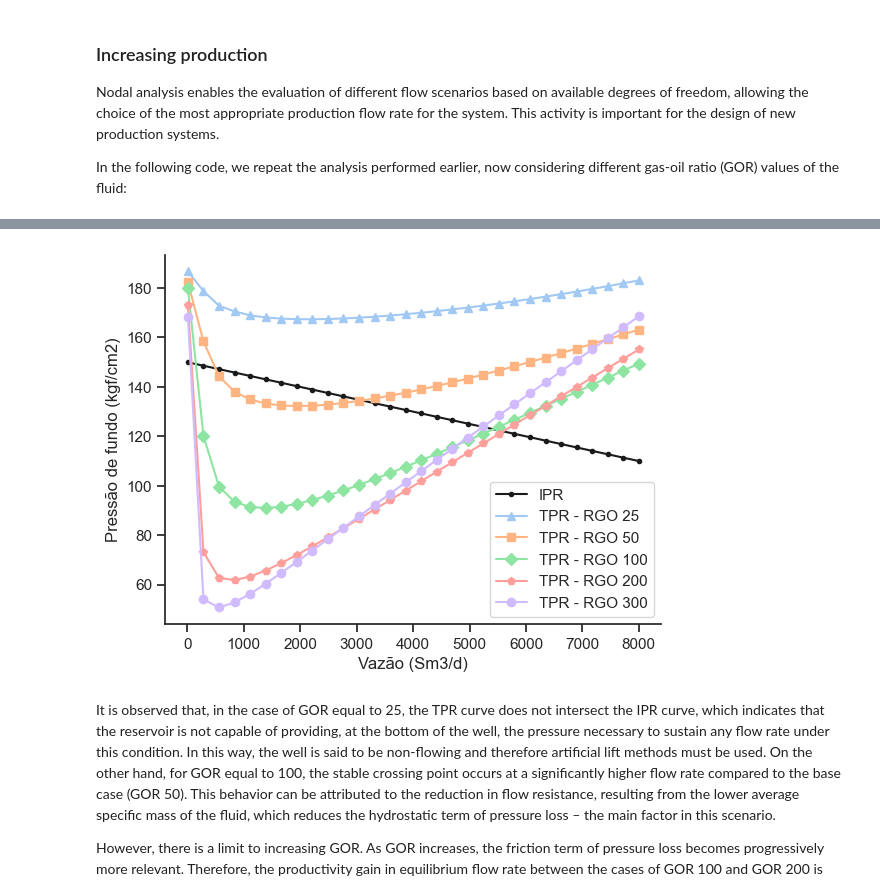
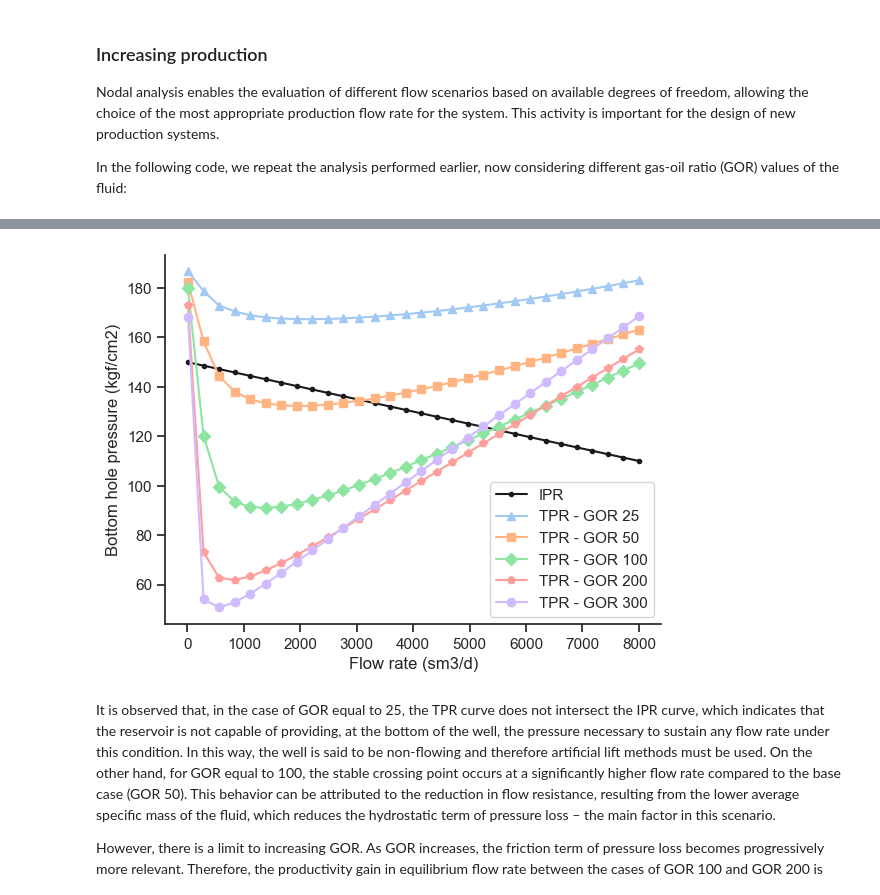
Before and after one commit to pedrorigon/marlim3, a Jupyter notebook: docs/tutoriais/2-nodal_analysis.ipynb, the cells around one changed output, grey strips where cells are left out. Drawn from its saved outputs; the diff is of its cells as text; code cells hidden in the pictures.

```diff
--- a/docs/tutoriais/2-nodal_analysis.ipynb
+++ b/docs/tutoriais/2-nodal_analysis.ipynb
@@ -276,5 +274,5 @@ With the three ducts defined, we can add them to the `dutosProducao` attribute:
 # %%
-caso_base.dutosProducao = [coluna, linha, riser]
+base_case.productionDucts = [tubing, flowline, riser]
 # %% [markdown]
 Visualizing the geometry:
 # %%
@@ -435,23 +435,23 @@ Let's finally visualize the curves!
 # %%
 fig, ax = plt.subplots()
 
-# função anônima representando a pressão do fundo do poço da IPR
-Pwf_ipr = lambda Pe, Q, IP: Pe - Q/IP
+# anonymous function for IPR bottom hole pressure
+Pwf_ipr = lambda Pe, Q, IP: Pe - Q / IP
 
-# propriedades da IPR
-Pe = caso_base.ipr[0]['pressaoEstatica'][0]
-IP = caso_base.ipr[0]['ip'][0]
+# IPR properties
+Pe = base_case.ipr[0]['staticPressure'][0]
+IP = base_case.ipr[0]['ip'][0]
 
-# calculando ipr!
-pressoes_fundo_ipr = Pwf_ipr(Pe, vazoes_eixo_x, IP)
+# calculating IPR
+ipr_bottom_pressures = Pwf_ipr(Pe, flow_rates, IP)
 
-# plotando IPR
-ax.plot(vazoes_eixo_x, pressoes_fundo_ipr, label='IPR', marker='.', c='k')
+# plotting IPR
+ax.plot(flow_rates, ipr_bottom_pressures, label='IPR', marker='.', c='k')
 
-# plotando TPR
-ax.plot(vazoes_eixo_x, pressoes_fundo_tpr, label=f'TPR', marker='o')
+# plotting TPR
+ax.plot(flow_rates, tpr_bottom_pressures, label='TPR', marker='o')
 
-ax.set_xlabel('Vazão (Sm3/d)')
-ax.set_ylabel('Pressão de fundo (kgf/cm2)');
+ax.set_xlabel('Flow rate (sm3/d)')
+ax.set_ylabel('Bottom hole pressure (kgf/cm2)')
 ax.legend();
 # %% [output]
@@ -499,20 +498,20 @@ Wall time: 5min 32s
 # %%
 fig, ax = plt.subplots()
 
-markers = ['^','s','D','p','o']
+markers = ['^', 's', 'D', 'p', 'o']
 
-# plotando IPR
-ax.plot(vazoes_eixo_x, pressoes_fundo_ipr, label='IPR', marker='.', c='k')
+# plotting IPR
+ax.plot(flow_rates, ipr_bottom_pressures, label='IPR', marker='.', c='k')
 
-# plotando as várias TPR
-for i in range(len(RGO)):
-    ax.plot(vazoes_eixo_x, pressoes_fundo_tpr[i], label=f'TPR - RGO {RGO[i]}', marker=markers[i])
+# plotting the various TPR curves
+for i in range(len(GOR)):
+    ax.plot(flow_rates, tpr_bottom_pressures[i], label=f'TPR - GOR {GOR[i]}', marker=markers[i])
 
-ax.set_xlabel('Vazão (Sm3/d)')
-ax.set_ylabel('Pressão de fundo (kgf/cm2)');
+ax.set_xlabel('Flow rate (sm3/d)')
+ax.set_ylabel('Bottom hole pressure (kgf/cm2)')
 ax.legend();
 # %% [output]
-[figure, old version]
+[figure, new version]
 # %% [markdown]
 It is observed that, in the case of GOR equal to 25, the TPR curve does not intersect the IPR curve, which indicates that the reservoir is not capable of providing, at the bottom of the well, the pressure necessary to sustain any flow rate under this condition. In this way, the well is said to be non-flowing and therefore artificial lift methods must be used. On the other hand, for GOR equal to 100, the stable crossing point occurs at a significantly higher flow rate compared to the base case (GOR 50). This behavior can be attributed to the reduction in flow resistance, resulting from the lower average specific mass of the fluid, which reduces the hydrostatic term of pressure loss – the main factor in this scenario.
 
```
Also changed, not shown: parts of 29 cells of this notebook, 7 other files.
